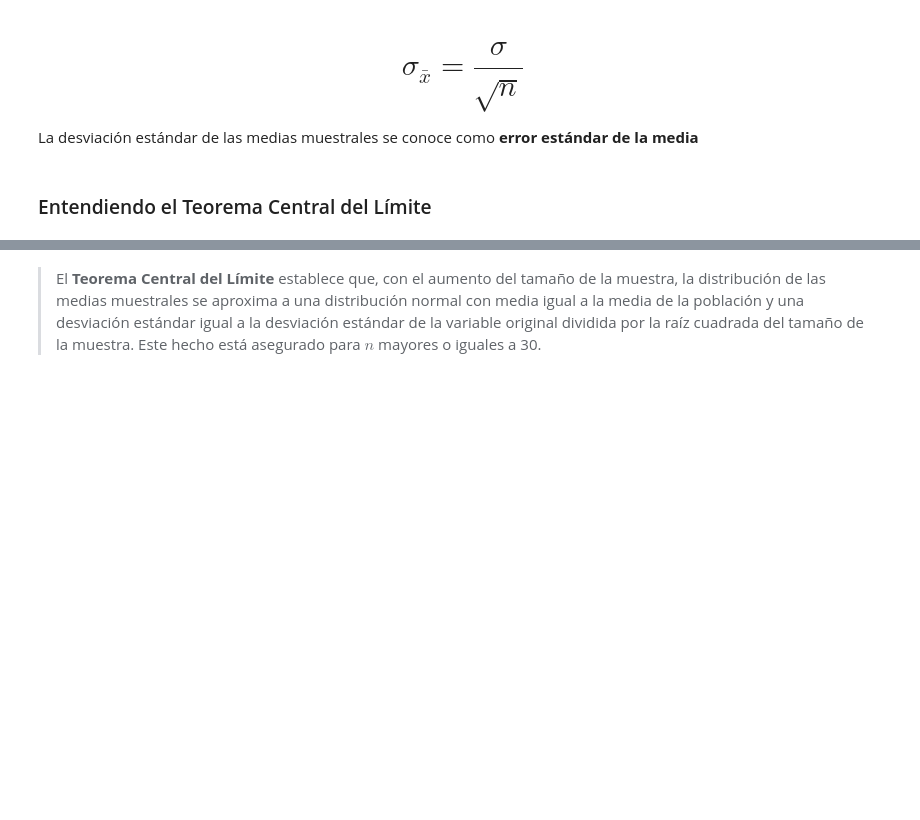
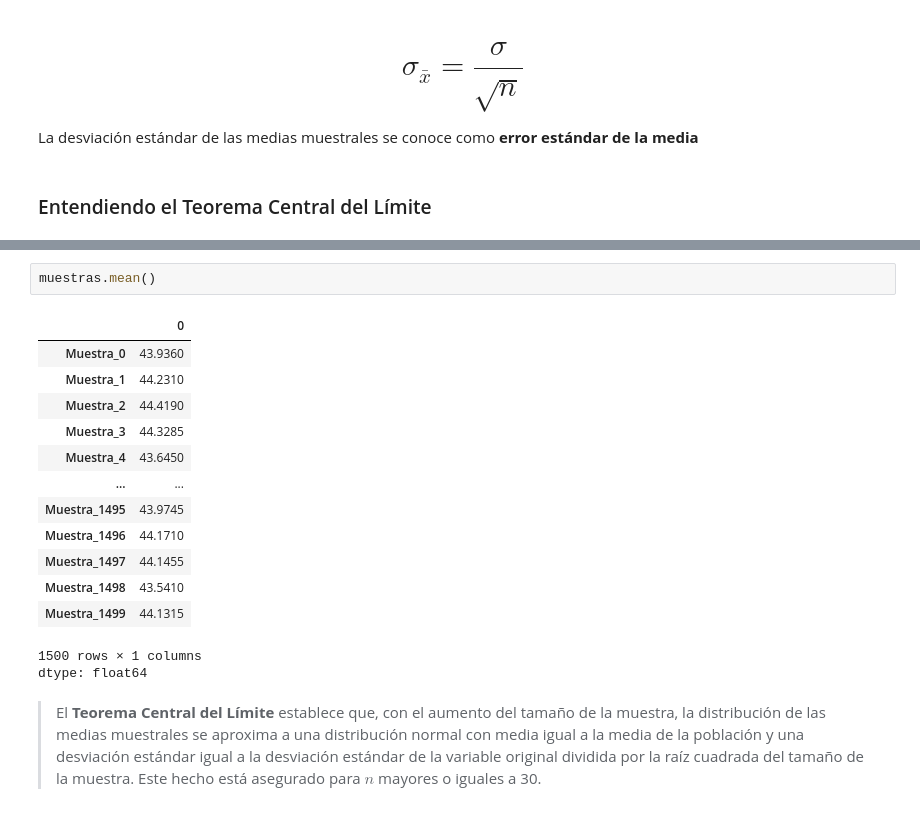
Before and after one commit to Starleen1996/Machine-Learning, a Jupyter notebook: Inicial.ipynb, the cells around one changed output, grey strips where cells are left out. Saved outputs shown, nothing was run; the diff lists cells and outputs as text; blank space fills up the shorter version.

```diff
--- a/Inicial.ipynb
+++ b/Inicial.ipynb
@@ -1154,2 +1191,19 @@ La desviación estándar de las medias muestrales se conoce como **error estánd
+# %%
+muestras.mean()
+# %% [output]
+|  | 0 |
+| Muestra_0 | 43.9360 |
+| Muestra_1 | 44.2310 |
+| Muestra_2 | 44.4190 |
+| Muestra_3 | 44.3285 |
+| Muestra_4 | 43.6450 |
+| ... | ... |
+| Muestra_1495 | 43.9745 |
+| Muestra_1496 | 44.1710 |
+| Muestra_1497 | 44.1455 |
+| Muestra_1498 | 43.5410 |
+| Muestra_1499 | 44.1315 |
+1500 rows × 1 columns
+dtype: float64
 # %% [markdown]
 > El **Teorema Central del Límite** establece que, con el aumento del tamaño de la muestra, la distribución de las medias muestrales se aproxima a una distribución normal con media igual a la media de la población y una desviación estándar igual a la desviación estándar de la variable original dividida por la raíz cuadrada del tamaño de la muestra. Este hecho está asegurado para $n$ mayores o iguales a 30.
```
Also changed, not shown: parts of 44 cells of this notebook.
